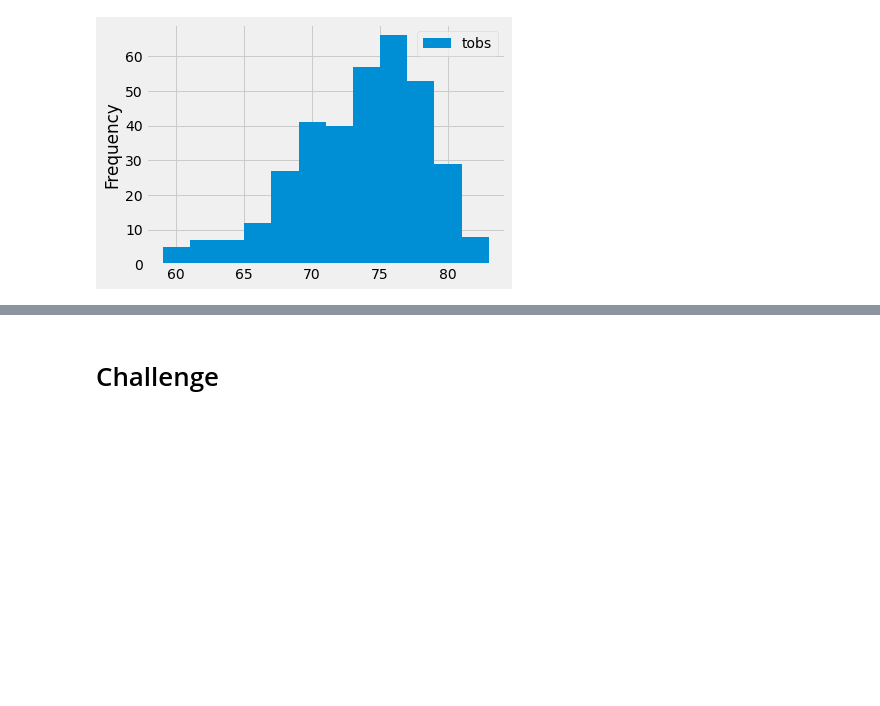
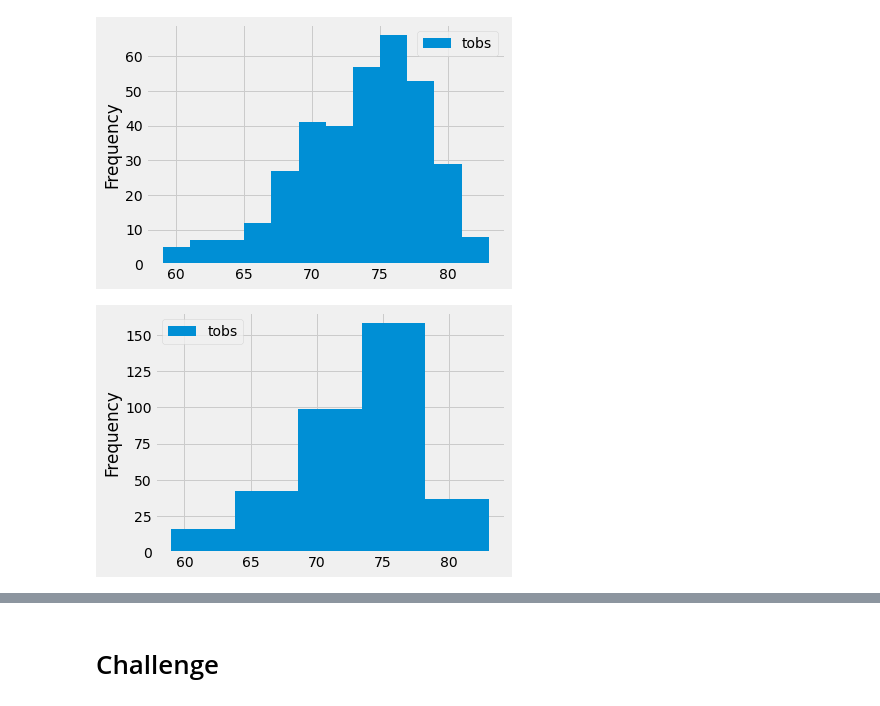
Before and after one commit to dcferg13/surfs_up, a Jupyter notebook: climate_analysis.ipynb, the cells around one changed output, grey strips where cells are left out. Drawn from its saved outputs; the diff is of its cells as text; code cells hidden in the pictures; blank space fills up the shorter version.

```diff
--- a/climate_analysis.ipynb
+++ b/climate_analysis.ipynb
@@ -147,3 +147,8 @@ df.plot.hist(bins=12)
 plt.tight_layout()
 # %% [output]
 [figure]
+# %%
+df.plot.hist(bins=5)
+plt.tight_layout()
+# %% [output]
+[figure, added]
```
Also changed, not shown: parts of 1 cell of this notebook, 1 other file.
